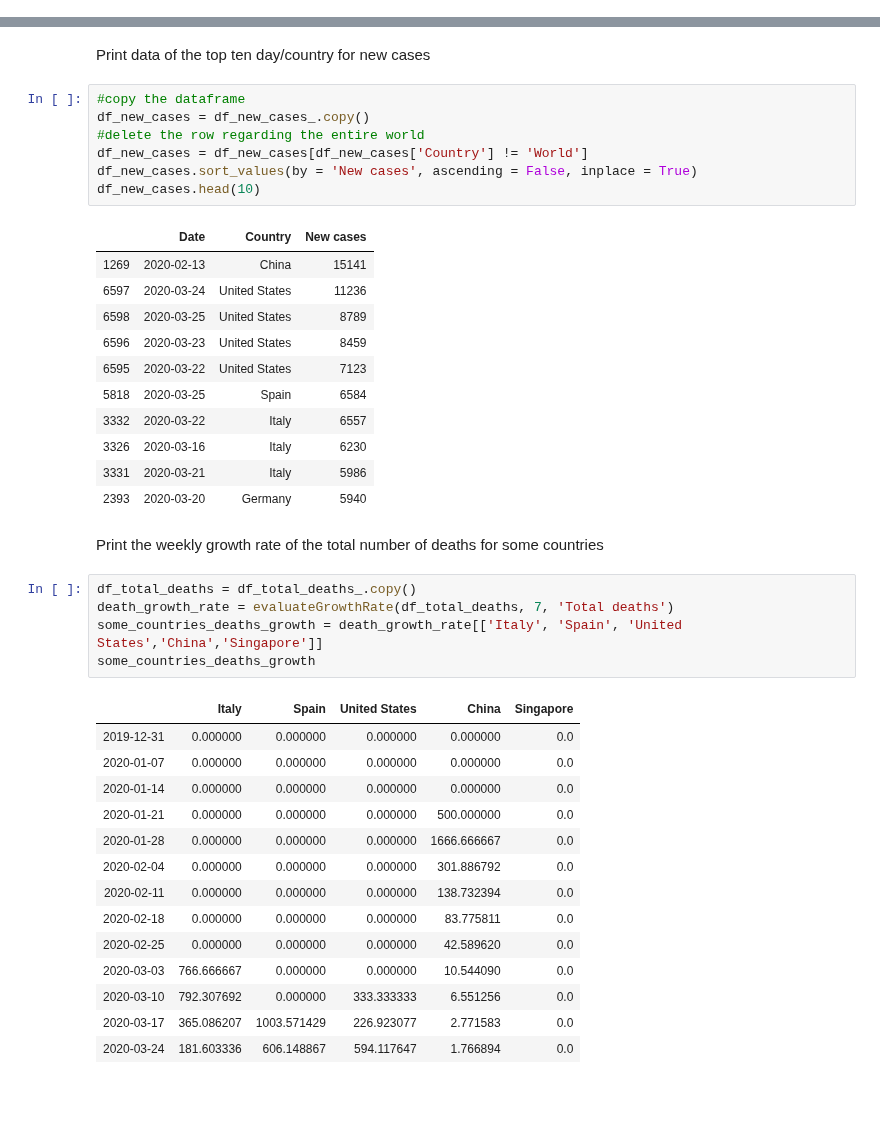
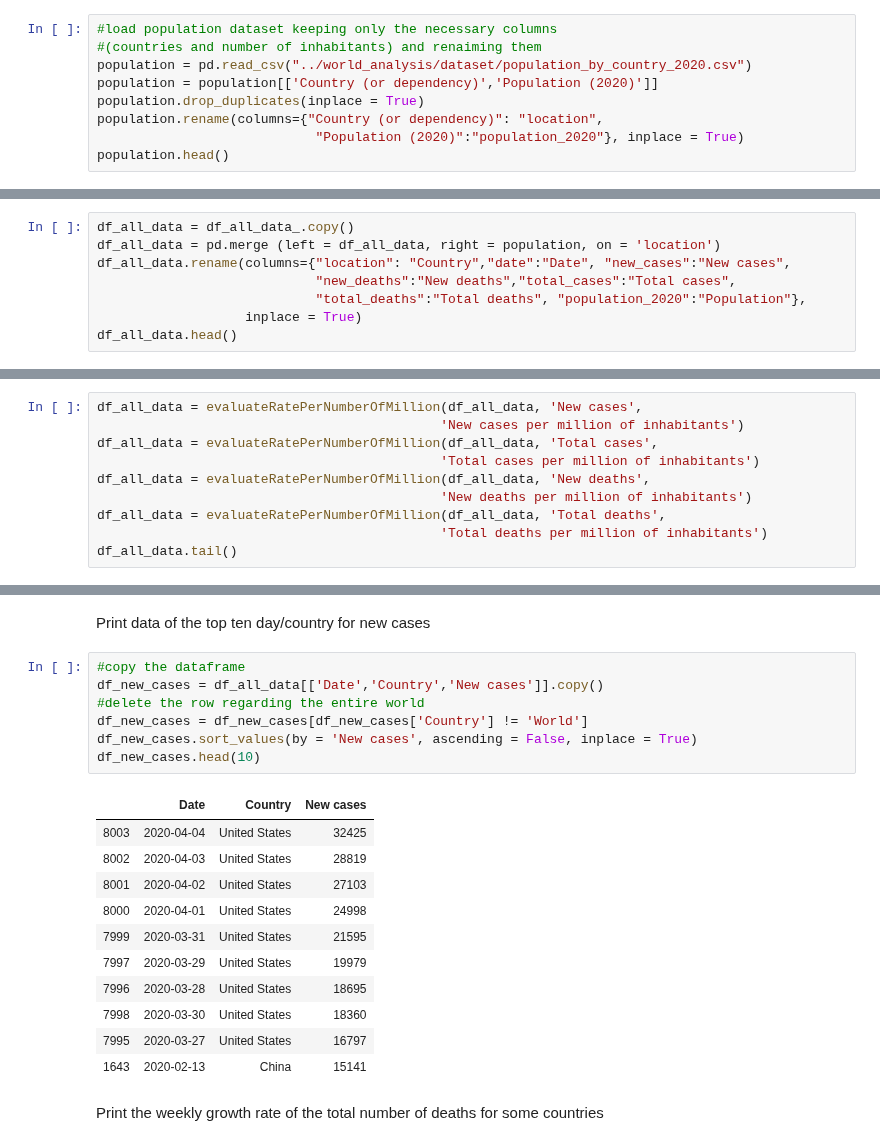
Before and after one commit to Mattia81/DataScienceForBusiness, a Jupyter notebook: World_analysis/world_analysis.ipynb, the cells around one changed output, grey strips where cells are left out. Cells and saved outputs as stored; diff of their text form; blank space fills up the shorter version.

```diff
--- a/World_analysis/world_analysis.ipynb
+++ b/World_analysis/world_analysis.ipynb
@@ -326,0 +24,9 @@ World number of cases: 4449.289881548706
+# %%
+#load population dataset keeping only the necessary columns
+#(countries and number of inhabitants) and renaiming them
+population = pd.read_csv("../world_analysis/dataset/population_by_country_2020.csv")
+population = population[['Country (or dependency)','Population (2020)']]
+population.drop_duplicates(inplace = True)
+population.rename(columns={"Country (or dependency)": "location",
+                            "Population (2020)":"population_2020"}, inplace = True)
+population.head()
@@ -326,0 +42,8 @@ World number of cases: 4449.289881548706
+# %%
+df_all_data = df_all_data_.copy()
+df_all_data = pd.merge (left = df_all_data, right = population, on = 'location')
+df_all_data.rename(columns={"location": "Country","date":"Date", "new_cases":"New cases",
+                            "new_deaths":"New deaths","total_cases":"Total cases",
+                            "total_deaths":"Total deaths", "population_2020":"Population"},
+                   inplace = True)
+df_all_data.head()
@@ -326,0 +59,10 @@ World number of cases: 4449.289881548706
+# %%
+df_all_data = evaluateRatePerNumberOfMillion(df_all_data, 'New cases',
+                                            'New cases per million of inhabitants')
+df_all_data = evaluateRatePerNumberOfMillion(df_all_data, 'Total cases',
+                                            'Total cases per million of inhabitants')
+df_all_data = evaluateRatePerNumberOfMillion(df_all_data, 'New deaths',
+                                            'New deaths per million of inhabitants')
+df_all_data = evaluateRatePerNumberOfMillion(df_all_data, 'Total deaths',
+                                            'Total deaths per million of inhabitants')
+df_all_data.tail()
@@ -350,42 +240,22 @@ df_new_deaths.head(10)
 Print data of the top ten day/country for new cases
 # %%
 #copy the dataframe
-df_new_cases = df_new_cases_.copy()
+df_new_cases = df_all_data[['Date','Country','New cases']].copy()
 #delete the row regarding the entire world
 df_new_cases = df_new_cases[df_new_cases['Country'] != 'World']
 df_new_cases.sort_values(by = 'New cases', ascending = False, inplace = True)
 df_new_cases.head(10)
 # %% [output]
 |  | Date | Country | New cases |
-| 1269 | 2020-02-13 | China | 15141 |
-| 6597 | 2020-03-24 | United States | 11236 |
-| 6598 | 2020-03-25 | United States | 8789 |
-| 6596 | 2020-03-23 | United States | 8459 |
-| 6595 | 2020-03-22 | United States | 7123 |
-| 5818 | 2020-03-25 | Spain | 6584 |
-| 3332 | 2020-03-22 | Italy | 6557 |
-| 3326 | 2020-03-16 | Italy | 6230 |
-| 3331 | 2020-03-21 | Italy | 5986 |
-| 2393 | 2020-03-20 | Germany | 5940 |
+| 8003 | 2020-04-04 | United States | 32425 |
+| 8002 | 2020-04-03 | United States | 28819 |
+| 8001 | 2020-04-02 | United States | 27103 |
+| 8000 | 2020-04-01 | United States | 24998 |
+| 7999 | 2020-03-31 | United States | 21595 |
+| 7997 | 2020-03-29 | United States | 19979 |
+| 7996 | 2020-03-28 | United States | 18695 |
+| 7998 | 2020-03-30 | United States | 18360 |
+| 7995 | 2020-03-27 | United States | 16797 |
+| 1643 | 2020-02-13 | China | 15141 |
 # %% [markdown]
 Print the weekly growth rate of the total number of deaths for some countries
-# %%
-df_total_deaths = df_total_deaths_.copy()
-death_growth_rate = evaluateGrowthRate(df_total_deaths, 7, 'Total deaths')
-some_countries_deaths_growth = death_growth_rate[['Italy', 'Spain', 'United States','China','Singapore']]
-some_countries_deaths_growth
-# %% [output]
-|  | Italy | Spain | United States | China | Singapore |
-| 2019-12-31 | 0.000000 | 0.000000 | 0.000000 | 0.000000 | 0.0 |
-| 2020-01-07 | 0.000000 | 0.000000 | 0.000000 | 0.000000 | 0.0 |
-| 2020-01-14 | 0.000000 | 0.000000 | 0.000000 | 0.000000 | 0.0 |
-| 2020-01-21 | 0.000000 | 0.000000 | 0.000000 | 500.000000 | 0.0 |
-| 2020-01-28 | 0.000000 | 0.000000 | 0.000000 | 1666.666667 | 0.0 |
-| 2020-02-04 | 0.000000 | 0.000000 | 0.000000 | 301.886792 | 0.0 |
-| 2020-02-11 | 0.000000 | 0.000000 | 0.000000 | 138.732394 | 0.0 |
-| 2020-02-18 | 0.000000 | 0.000000 | 0.000000 | 83.775811 | 0.0 |
-| 2020-02-25 | 0.000000 | 0.000000 | 0.000000 | 42.589620 | 0.0 |
-| 2020-03-03 | 766.666667 | 0.000000 | 0.000000 | 10.544090 | 0.0 |
-| 2020-03-10 | 792.307692 | 0.000000 | 333.333333 | 6.551256 | 0.0 |
-| 2020-03-17 | 365.086207 | 1003.571429 | 226.923077 | 2.771583 | 0.0 |
-| 2020-03-24 | 181.603336 | 606.148867 | 594.117647 | 1.766894 | 0.0 |
```
Also changed, not shown: parts of 47 cells of this notebook, 3 other files.
